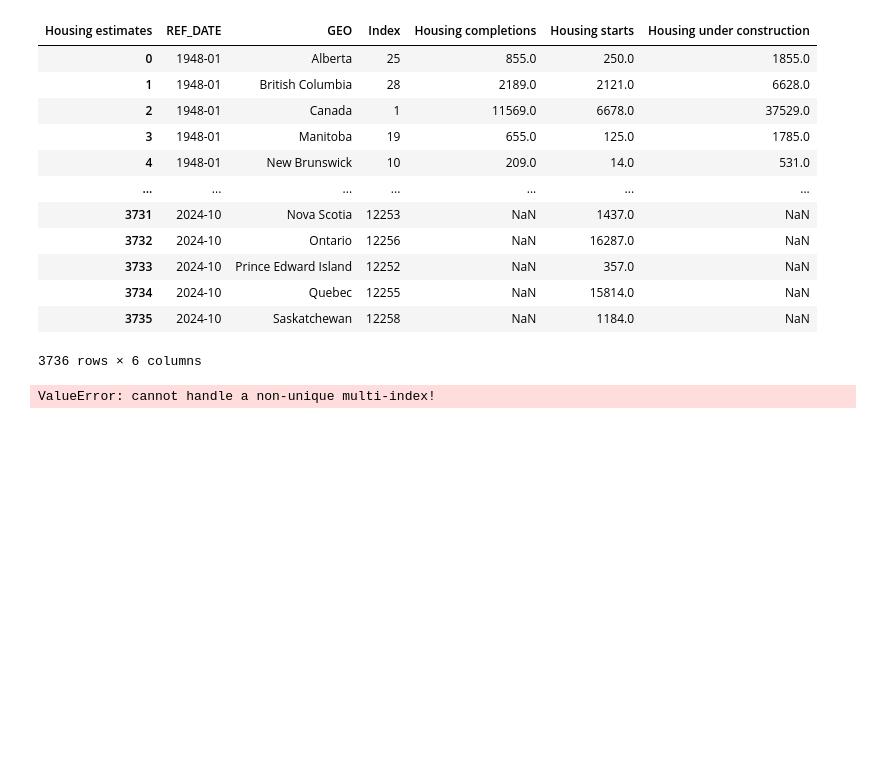
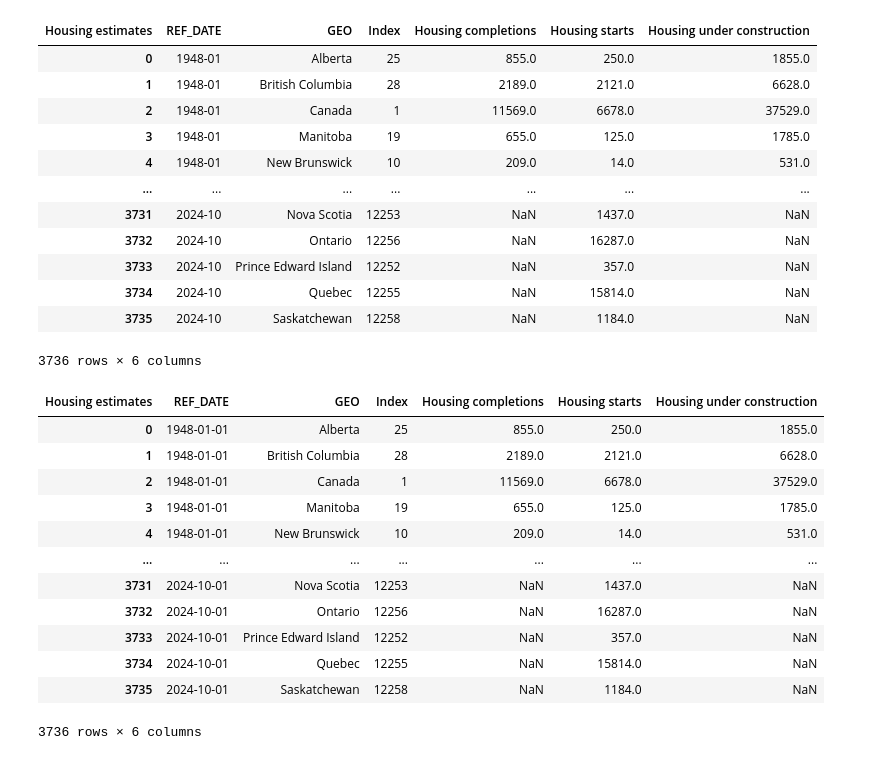
Before and after one commit to noob-noob1/IRCC_Project, a Jupyter notebook: datasets/Housing Dataset/Housing_Started/Husing numbers started/HousingStarted_Notebook.ipynb, the cells around one changed output. Saved outputs shown, nothing was run; the diff lists cells and outputs as text; code cells hidden in the pictures; blank space fills up the shorter version.

```diff
--- a/datasets/Housing Dataset/Housing_Started/Husing numbers started/HousingStarted_Notebook.ipynb
+++ b/datasets/Housing Dataset/Housing_Started/Husing numbers started/HousingStarted_Notebook.ipynb
@@ -104,4 +105,22 @@ grouped_df
 | 3734 | 2024-10 | Quebec | 12255 | NaN | 15814.0 | NaN |
 | 3735 | 2024-10 | Saskatchewan | 12258 | NaN | 1184.0 | NaN |
 3736 rows × 6 columns
+# %%
+grouped_df["REF_DATE"] = pd.to_datetime(grouped_df["REF_DATE"])
+# %%
+grouped_df
+# %% [output]
+| Housing estimates | REF_DATE | GEO | Index | Housing completions | Housing starts | Housing under construction |
+| 0 | 1948-01-01 | Alberta | 25 | 855.0 | 250.0 | 1855.0 |
+| 1 | 1948-01-01 | British Columbia | 28 | 2189.0 | 2121.0 | 6628.0 |
+| 2 | 1948-01-01 | Canada | 1 | 11569.0 | 6678.0 | 37529.0 |
+| 3 | 1948-01-01 | Manitoba | 19 | 655.0 | 125.0 | 1785.0 |
+| 4 | 1948-01-01 | New Brunswick | 10 | 209.0 | 14.0 | 531.0 |
+| ... | ... | ... | ... | ... | ... | ... |
+| 3731 | 2024-10-01 | Nova Scotia | 12253 | NaN | 1437.0 | NaN |
+| 3732 | 2024-10-01 | Ontario | 12256 | NaN | 16287.0 | NaN |
+| 3733 | 2024-10-01 | Prince Edward Island | 12252 | NaN | 357.0 | NaN |
+| 3734 | 2024-10-01 | Quebec | 12255 | NaN | 15814.0 | NaN |
+| 3735 | 2024-10-01 | Saskatchewan | 12258 | NaN | 1184.0 | NaN |
+3736 rows × 6 columns
 # %%
@@ -114,5 +132,0 @@ multi_index = pd.MultiIndex.from_product([all_dates, geo_list], names=["REF_DATE
-# %%
-# Reindex the DataFrame to include missing months
-df_pivot = df_pivot.set_index(["REF_DATE", "GEO"]).reindex(multi_index).reset_index()
-# %% [output]
-ValueError: cannot handle a non-unique multi-index!
```
Also changed, not shown: parts of 9 cells of this notebook, 4 other files.
